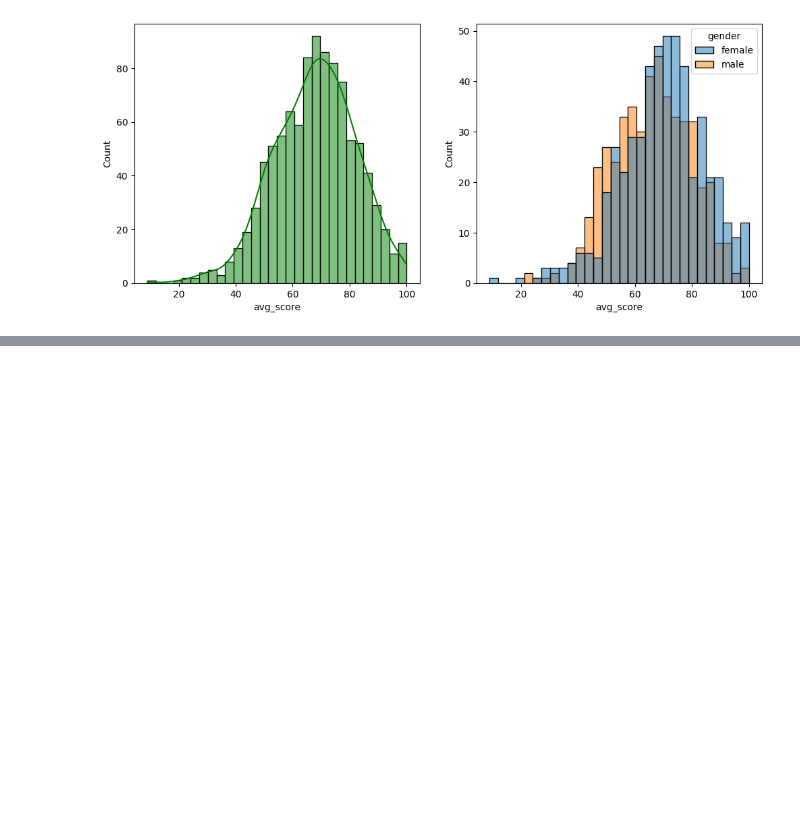
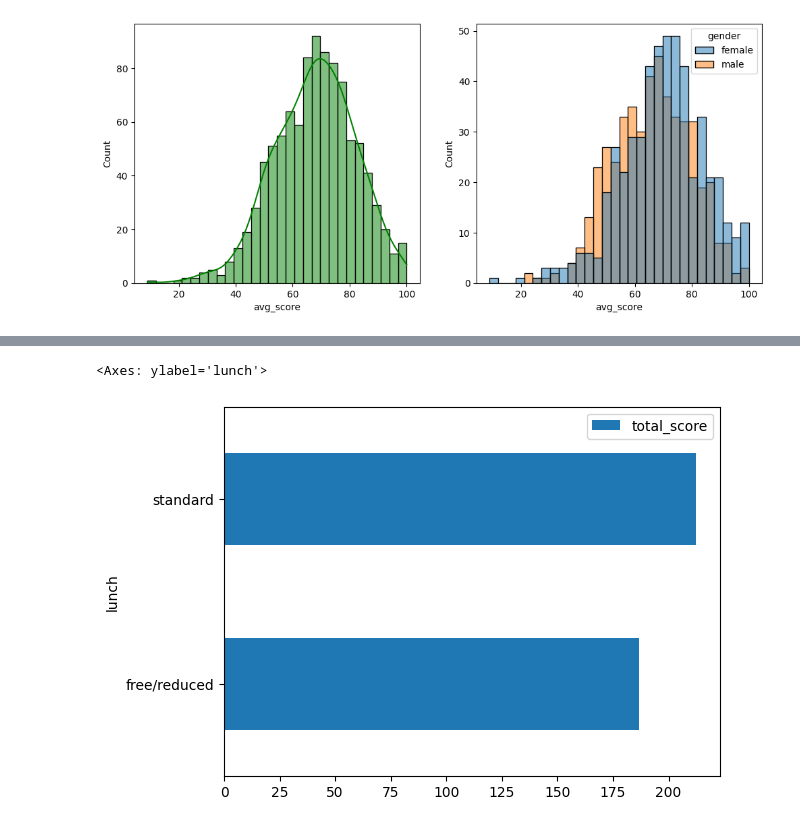
Before and after one commit to Ravi-Kumar-Yadav-6289/ml_projects, a Jupyter notebook: analysis_notebooks/EDA.ipynb, the cells around one changed output, grey strips where cells are left out. Drawn from its saved outputs; the diff is of its cells as text; code cells hidden in the pictures; blank space fills up the shorter version.

```diff
--- a/analysis_notebooks/EDA.ipynb
+++ b/analysis_notebooks/EDA.ipynb
@@ -133,0 +144,6 @@ for container in ax[2].containers:
+# %%
+df.groupby('lunch').agg({'total_score':'mean'}).sort_values(by='total_score').plot(kind='barh')
+#students who have standard lunch have higher avg total score compared to others.
+# %% [output]
+<Axes: ylabel='lunch'>
+[figure, added]
```
Also changed, not shown: parts of 8 cells of this notebook, 2 other files.
